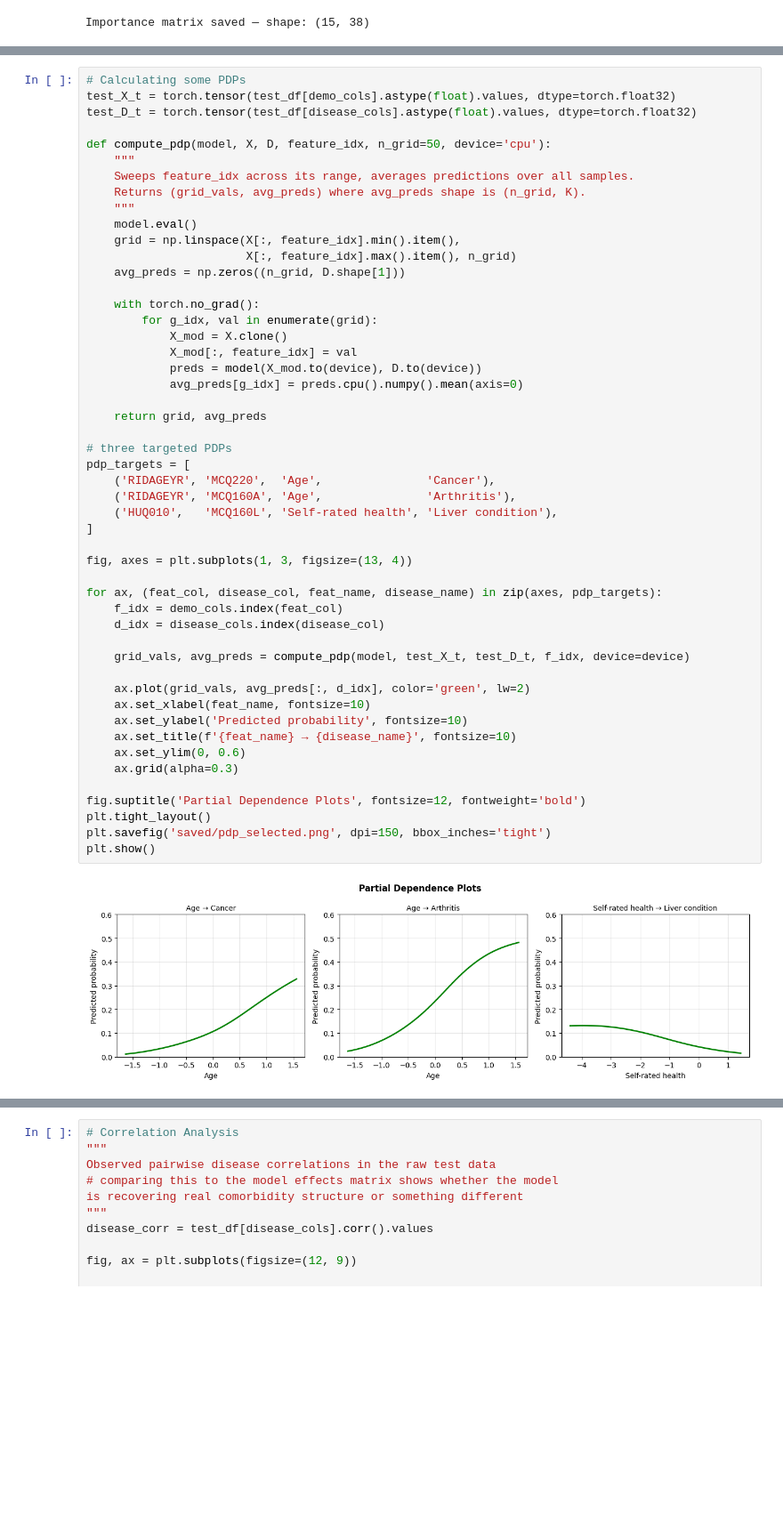
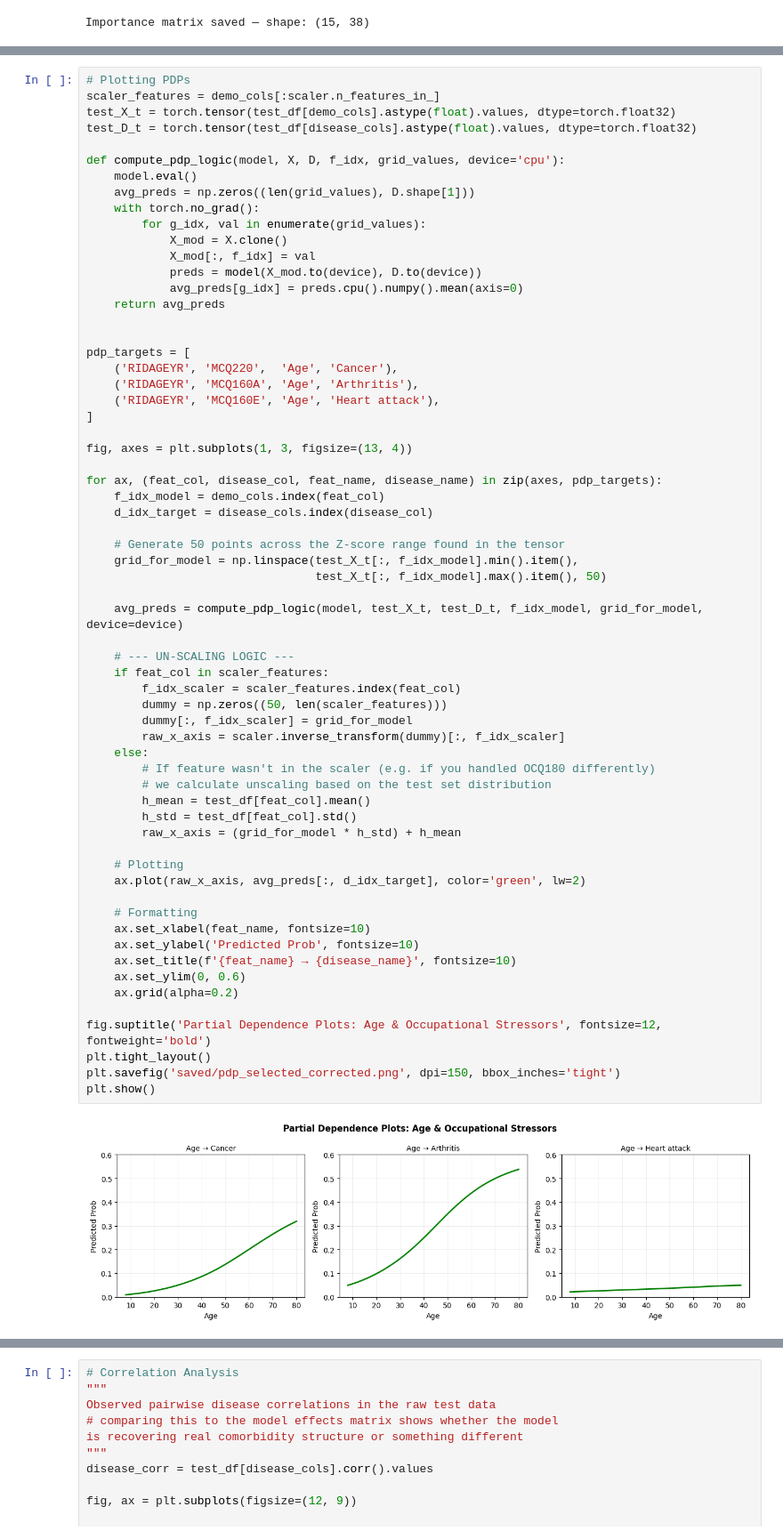
Before and after one commit to PrzemekSzkodon/disease-to-disease, a Jupyter notebook: evaluation.ipynb, the cells around one changed output, grey strips where cells are left out. Shown at 89% size. Drawn from its saved outputs; the diff is of its cells as text; blank space fills up the shorter version.

```diff
--- a/evaluation.ipynb
+++ b/evaluation.ipynb
@@ -364,55 +387,68 @@ plot_importance_heatmap(
 # %%
-# Calculating some PDPs
+# Plotting PDPs
+scaler_features = demo_cols[:scaler.n_features_in_]
 test_X_t = torch.tensor(test_df[demo_cols].astype(float).values, dtype=torch.float32)
 test_D_t = torch.tensor(test_df[disease_cols].astype(float).values, dtype=torch.float32)
 
-def compute_pdp(model, X, D, feature_idx, n_grid=50, device='cpu'):
-    """
-    Sweeps feature_idx across its range, averages predictions over all samples.
-    Returns (grid_vals, avg_preds) where avg_preds shape is (n_grid, K).
-    """
+def compute_pdp_logic(model, X, D, f_idx, grid_values, device='cpu'):
     model.eval()
-    grid = np.linspace(X[:, feature_idx].min().item(),
-                       X[:, feature_idx].max().item(), n_grid)
-    avg_preds = np.zeros((n_grid, D.shape[1]))
-
+    avg_preds = np.zeros((len(grid_values), D.shape[1]))
     with torch.no_grad():
-        for g_idx, val in enumerate(grid):
+        for g_idx, val in enumerate(grid_values):
             X_mod = X.clone()
-            X_mod[:, feature_idx] = val
+            X_mod[:, f_idx] = val
             preds = model(X_mod.to(device), D.to(device))
             avg_preds[g_idx] = preds.cpu().numpy().mean(axis=0)
+    return avg_preds
 
-    return grid, avg_preds
 
-# three targeted PDPs
 pdp_targets = [
-    ('RIDAGEYR', 'MCQ220',  'Age',               'Cancer'),
-    ('RIDAGEYR', 'MCQ160A', 'Age',               'Arthritis'),
-    ('HUQ010',   'MCQ160L', 'Self-rated health', 'Liver condition'),
+    ('RIDAGEYR', 'MCQ220',  'Age', 'Cancer'),
+    ('RIDAGEYR', 'MCQ160A', 'Age', 'Arthritis'),
+    ('RIDAGEYR', 'MCQ160E', 'Age', 'Heart attack'),
 ]
 
 fig, axes = plt.subplots(1, 3, figsize=(13, 4))
 
 for ax, (feat_col, disease_col, feat_name, disease_name) in zip(axes, pdp_targets):
-    f_idx = demo_cols.index(feat_col)
-    d_idx = disease_cols.index(disease_col)
+    f_idx_model = demo_cols.index(feat_col)
+    d_idx_target = disease_cols.index(disease_col)
 
-    grid_vals, avg_preds = compute_pdp(model, test_X_t, test_D_t, f_idx, device=device)
+    # Generate 50 points across the Z-score range found in the tensor
+    grid_for_model = np.linspace(test_X_t[:, f_idx_model].min().item(),
+                                 test_X_t[:, f_idx_model].max().item(), 50)
 
-    ax.plot(grid_vals, avg_preds[:, d_idx], color='green', lw=2)
+    avg_preds = compute_pdp_logic(model, test_X_t, test_D_t, f_idx_model, grid_for_model, device=device)
+
+    # --- UN-SCALING LOGIC ---
+    if feat_col in scaler_features:
+        f_idx_scaler = scaler_features.index(feat_col)
+        dummy = np.zeros((50, len(scaler_features)))
+        dummy[:, f_idx_scaler] = grid_for_model
+        raw_x_axis = scaler.inverse_transform(dummy)[:, f_idx_scaler]
+    else:
+        # If feature wasn't in the scaler (e.g. if you handled OCQ180 differently)
+        # we calculate unscaling based on the test set distribution
+        h_mean = test_df[feat_col].mean()
+        h_std = test_df[feat_col].std()
+        raw_x_axis = (grid_for_model * h_std) + h_mean
+
+    # Plotting
+    ax.plot(raw_x_axis, avg_preds[:, d_idx_target], color='green', lw=2)
+
+    # Formatting
     ax.set_xlabel(feat_name, fontsize=10)
-    ax.set_ylabel('Predicted probability', fontsize=10)
+    ax.set_ylabel('Predicted Prob', fontsize=10)
     ax.set_title(f'{feat_name} → {disease_name}', fontsize=10)
     ax.set_ylim(0, 0.6)
-    ax.grid(alpha=0.3)
+    ax.grid(alpha=0.2)
 
-fig.suptitle('Partial Dependence Plots', fontsize=12, fontweight='bold')
+fig.suptitle('Partial Dependence Plots: Age & Occupational Stressors', fontsize=12, fontweight='bold')
 plt.tight_layout()
-plt.savefig('saved/pdp_selected.png', dpi=150, bbox_inches='tight')
+plt.savefig('saved/pdp_selected_corrected.png', dpi=150, bbox_inches='tight')
 plt.show()
 # %% [output]
-[figure, old version]
+[figure, new version]
 # %%
 # Disease flag effects matrix
 # shows how flipping each disease flag from 0 to 1 changes predicted probability
```
Also changed, not shown: parts of 4 cells of this notebook, 7 other files.
